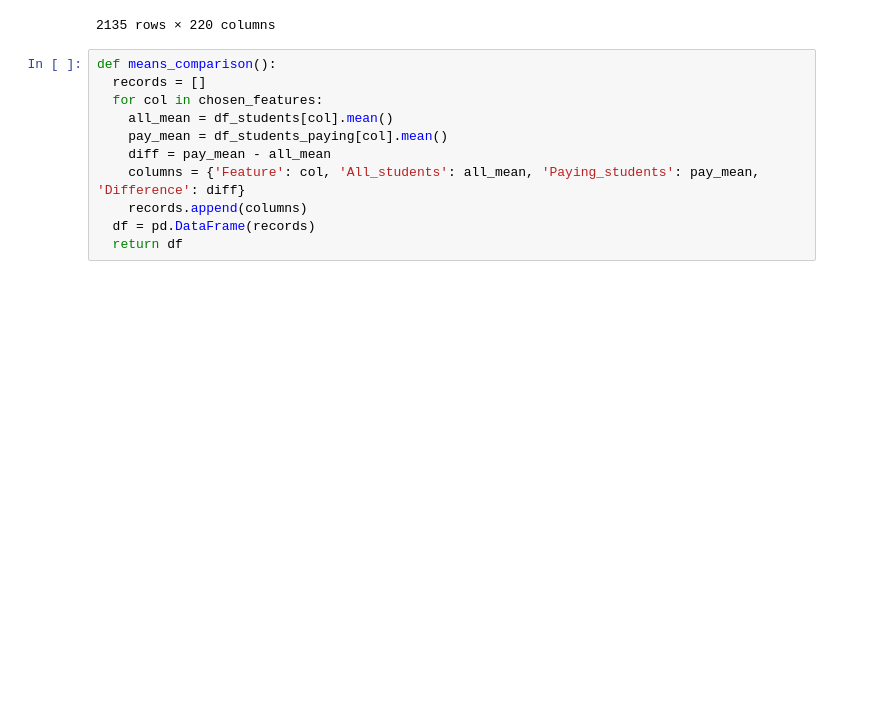
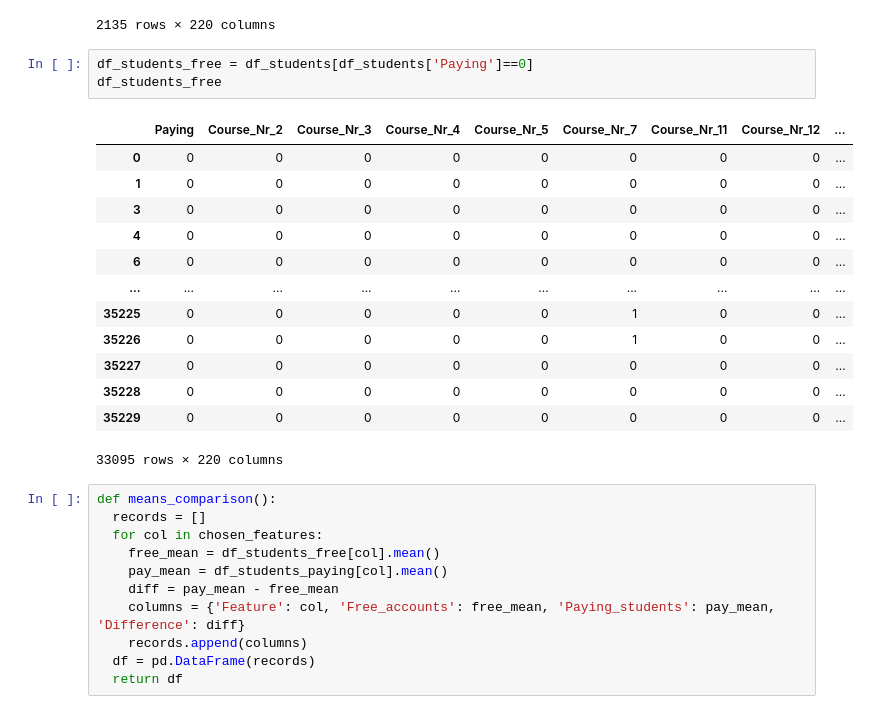
Before and after one commit to MStamirski/365DataScience-students, a Jupyter notebook: Model.ipynb, the cells around one changed output. Saved outputs shown, nothing was run; the diff lists cells and outputs as text; blank space fills up the shorter version.

```diff
--- a/Model.ipynb
+++ b/Model.ipynb
@@ -324,14 +324,31 @@ df_students_paying
 | 35211 | 1 | 0 | 0 | 0 | 0 | 0 | 0 | 0 | ... |
 | 35220 | 1 | 0 | 0 | 0 | 0 | 0 | 0 | 0 | ... |
 2135 rows × 220 columns
+# %%
+df_students_free = df_students[df_students['Paying']==0]
+df_students_free
+# %% [output]
+|  | Paying | Course_Nr_2 | Course_Nr_3 | Course_Nr_4 | Course_Nr_5 | Course_Nr_7 | Course_Nr_11 | Course_Nr_12 | ... |
+| 0 | 0 | 0 | 0 | 0 | 0 | 0 | 0 | 0 | ... |
+| 1 | 0 | 0 | 0 | 0 | 0 | 0 | 0 | 0 | ... |
+| 3 | 0 | 0 | 0 | 0 | 0 | 0 | 0 | 0 | ... |
+| 4 | 0 | 0 | 0 | 0 | 0 | 0 | 0 | 0 | ... |
+| 6 | 0 | 0 | 0 | 0 | 0 | 0 | 0 | 0 | ... |
+| ... | ... | ... | ... | ... | ... | ... | ... | ... | ... |
+| 35225 | 0 | 0 | 0 | 0 | 0 | 1 | 0 | 0 | ... |
+| 35226 | 0 | 0 | 0 | 0 | 0 | 1 | 0 | 0 | ... |
+| 35227 | 0 | 0 | 0 | 0 | 0 | 0 | 0 | 0 | ... |
+| 35228 | 0 | 0 | 0 | 0 | 0 | 0 | 0 | 0 | ... |
+| 35229 | 0 | 0 | 0 | 0 | 0 | 0 | 0 | 0 | ... |
+33095 rows × 220 columns
 # %%
 def means_comparison():
   records = []
   for col in chosen_features:
-    all_mean = df_students[col].mean()
+    free_mean = df_students_free[col].mean()
     pay_mean = df_students_paying[col].mean()
-    diff = pay_mean - all_mean
-    columns = {'Feature': col, 'All_students': all_mean, 'Paying_students': pay_mean, 'Difference': diff}
+    diff = pay_mean - free_mean
+    columns = {'Feature': col, 'Free_accounts': free_mean, 'Paying_students': pay_mean, 'Difference': diff}
     records.append(columns)
   df = pd.DataFrame(records)
   return df
```
Also changed, not shown: parts of 5 cells of this notebook.
